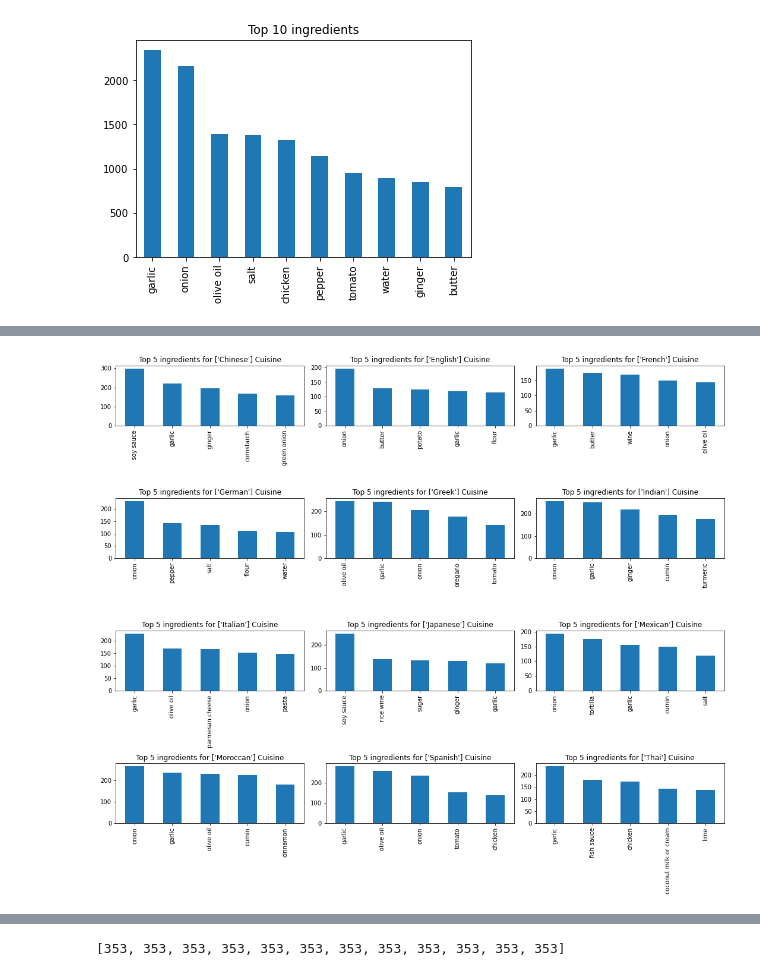
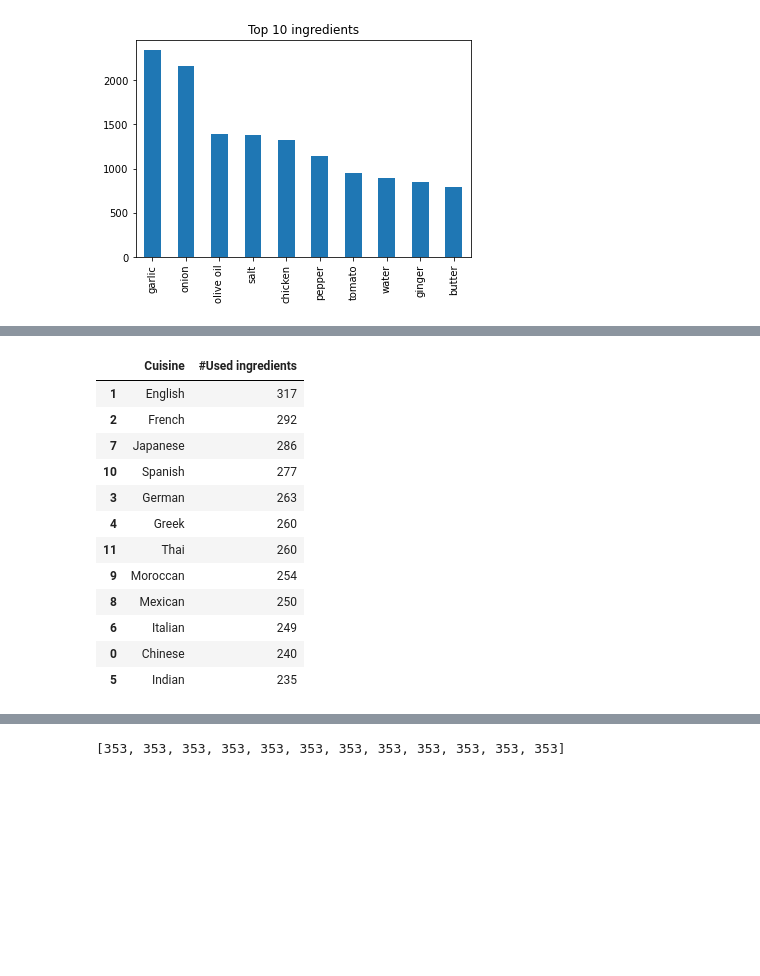
Before and after one commit to TedOiler/dme_gp, a Jupyter notebook: recipes/nathalie.ipynb, the cells around one changed output, grey strips where cells are left out. Saved outputs shown, nothing was run; the diff lists cells and outputs as text; code cells hidden in the pictures; blank space fills up the shorter version.

```diff
--- a/recipes/nathalie.ipynb
+++ b/recipes/nathalie.ipynb
@@ -95,26 +87,27 @@ most_freq_ing.plot.bar()
-# %%
-#--- top 3 ingredient per cuisine
-#--- could still change colors
-n_ing = 5
-ing_list = []
-
-fig, axes = plt.subplots(4,3, figsize=(15,12))
-n = 0
-for i in range(0,4,1):
-    for j in range(0,3,1):
-        idx = dataset_y.index[dataset_y.label == n+1]
-        freq_ing_cuis = dataset_X.iloc[idx].sum()
-        most_freq_ing_cuis = freq_ing_cuis.nlargest(n_ing)
-        ing_list.append(most_freq_ing_cuis)
-        fig.tight_layout()
-        most_freq_ing_cuis.plot.bar(title = "Top {} ingredients for {} Cuisine".format(n_ing, labelName_mat[idx[0]][0]),
-                                    ax=axes[i,j])
-        n+=1
-# %% [output]
-[figure, removed]
 # %%
-# Ingredients that do not appear in a cuisine
+#--- number of ingredients that each cuisine makes use of (in total)
+used_ing = []
 for n in range(0, 12, 1):
     idx = dataset_y.index[dataset_y.label == n+1]
     freq_ing_cuis = dataset_X.iloc[idx].sum()
-    not_cuis = freq_ing_cuis
+    used_idx = freq_ing_cuis.index[freq_ing_cuis != 0]
+    used_ing.append(len(used_idx))
+
+data_ing = pd.DataFrame(data = {"Cuisine": cuisines,
+                    "#Used ingredients": used_ing})
+
+data_ing.sort_values(by="#Used ingredients", ascending=False)
+# %% [output]
+|  | Cuisine | #Used ingredients |
+| 1 | English | 317 |
+| 2 | French | 292 |
+| 7 | Japanese | 286 |
+| 10 | Spanish | 277 |
+| 3 | German | 263 |
+| 4 | Greek | 260 |
+| 11 | Thai | 260 |
+| 9 | Moroccan | 254 |
+| 8 | Mexican | 250 |
+| 6 | Italian | 249 |
+| 0 | Chinese | 240 |
+| 5 | Indian | 235 |
```
Also changed, not shown: parts of 14 cells of this notebook.
